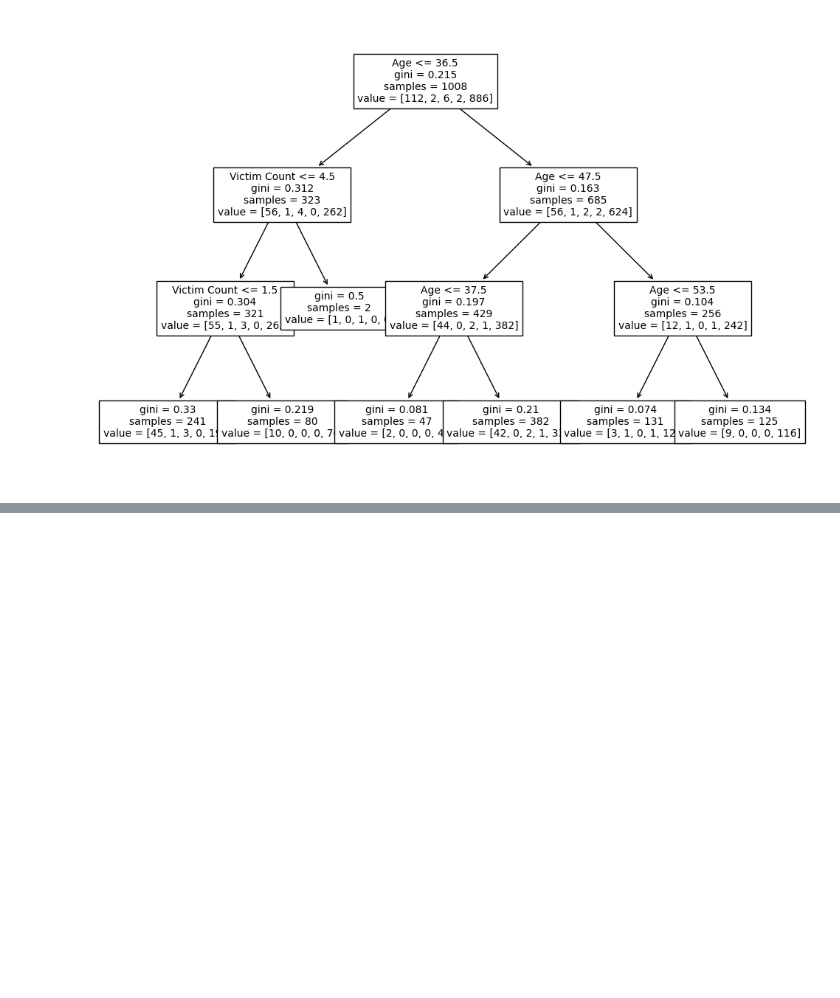
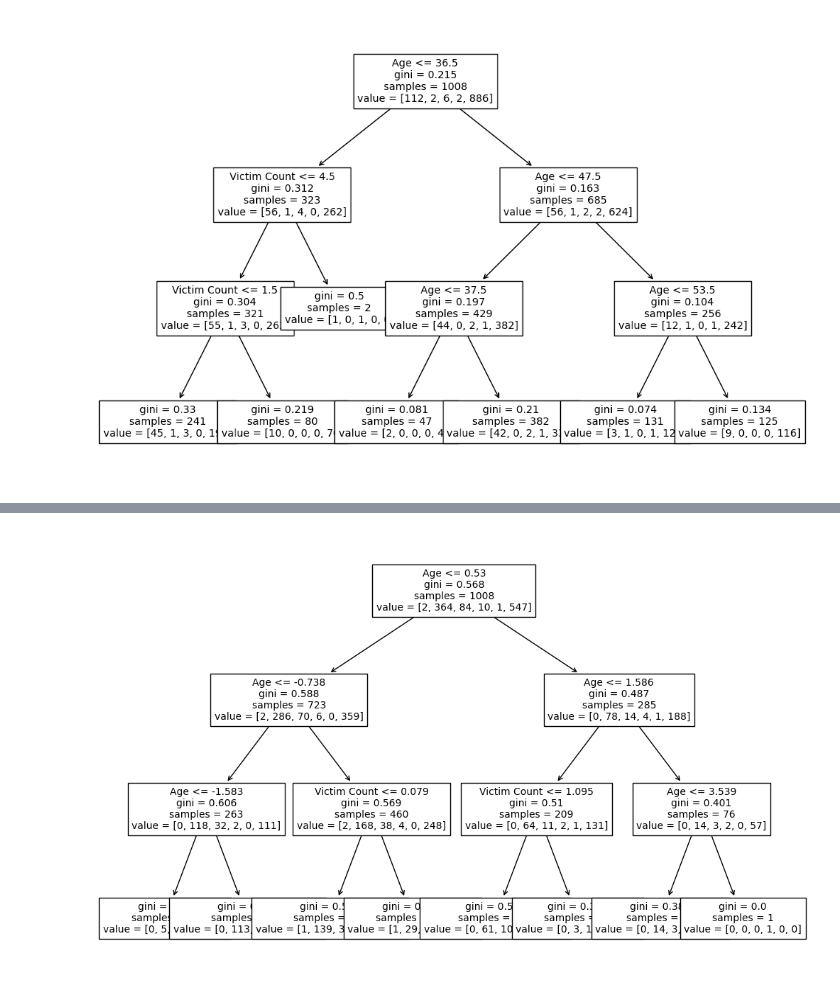
Before and after one commit to Christopher-Mata/CSCI-410, a Jupyter notebook: main.ipynb, the cells around one changed output, grey strips where cells are left out. Saved outputs shown, nothing was run; the diff lists cells and outputs as text; code cells hidden in the pictures; blank space fills up the shorter version.

```diff
--- a/main.ipynb
+++ b/main.ipynb
@@ -332,0 +354,18 @@ ValueError: X has 1 features, but DecisionTreeClassifier is expecting 2 features
+# %%
+# Save output features as y
+yTree1 = data[['Race']]
+
+# Save input features as x
+XTree1 = data[['Age', 'Victim Count']]
+
+# Scales the features
+scaler = StandardScaler()
+X_scaled = pd.DataFrame(scaler.fit_transform(XTree1), columns=['Age', 'Victim Count'])
+
+# Initialize the model
+classtreeModel1 = DecisionTreeClassifier(max_depth=3)
+X_train1, X_test1, y_train1, y_test1 = train_test_split(X_scaled, yTree1, test_size=0.3, random_state=0)
+
+# Fit the model
+classtreeModel1 = classtreeModel1.fit(X_train1, y_train1)
+print(export_text(classtreeModel1, feature_names=XTree1.columns.to_list()))
@@ -332,0 +390,9 @@ ValueError: X has 1 features, but DecisionTreeClassifier is expecting 2 features
+# %%
+# Resize the plotting window
+plt.figure(figsize=[12, 8])
+
+# Values in brackets represent classes in alphabetical order
+# [Adelie, Chinstrap, Gentoo]
+p1 = tree.plot_tree(classtreeModel1, feature_names=XTree1.columns, filled=False, fontsize=10)
+# %% [output]
+[figure, added]
```
Also changed, not shown: parts of 6 cells of this notebook.
